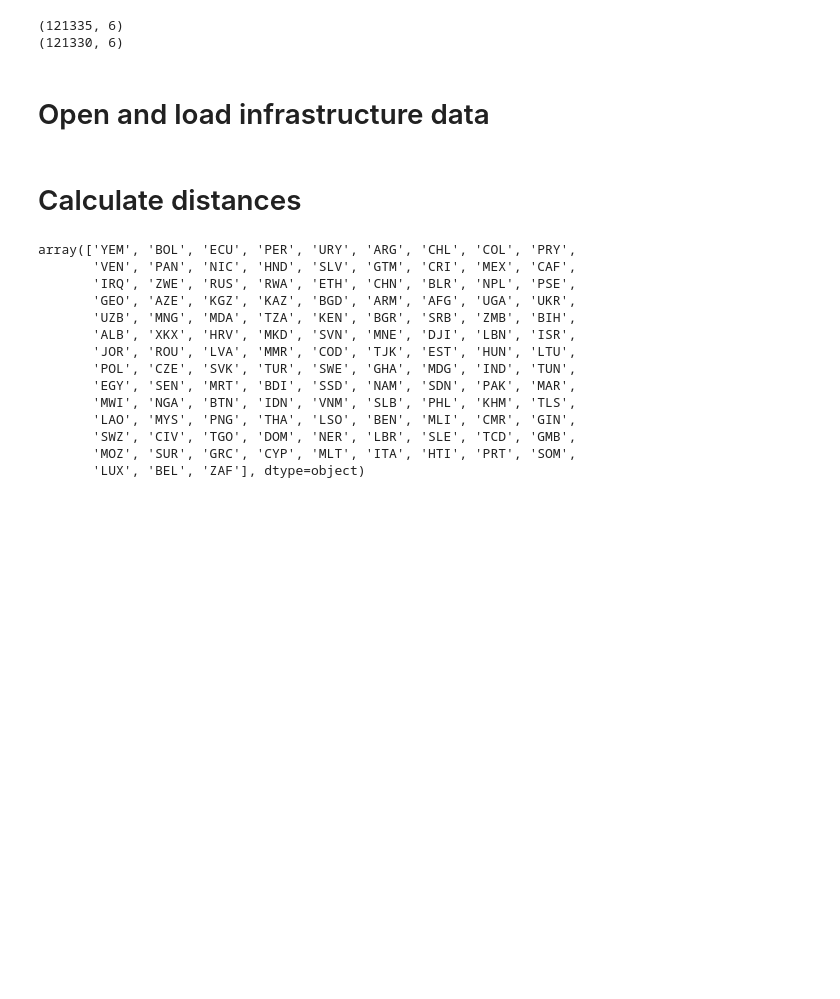
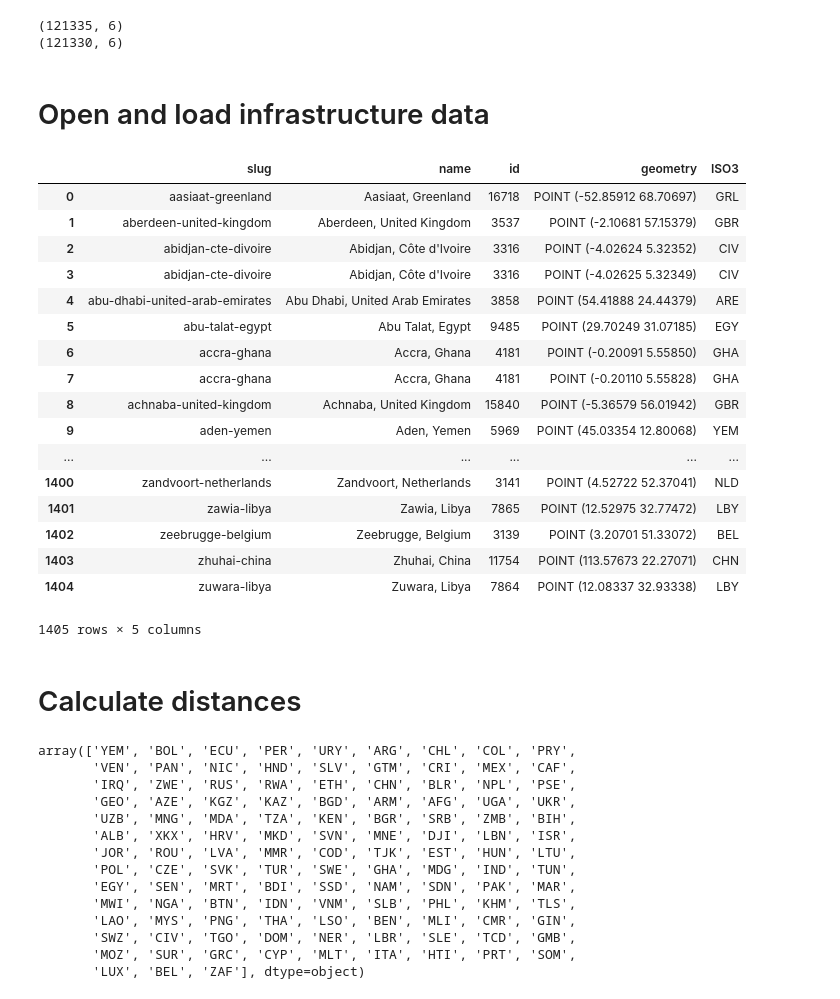
Before and after one commit to worldbank/GOST_PublicGoods, a Jupyter notebook: Implementations/FY21/DIS_ICT_distance_calculations/DIS_ETIMT_ICT_distances.ipynb, the cells around one changed output. Drawn from its saved outputs; the diff is of its cells as text; code cells hidden in the pictures; blank space fills up the shorter version.

```diff
--- a/Implementations/FY21/DIS_ICT_distance_calculations/DIS_ETIMT_ICT_distances.ipynb
+++ b/Implementations/FY21/DIS_ICT_distance_calculations/DIS_ETIMT_ICT_distances.ipynb
@@ -59,6 +60,27 @@ def try_country(x):
         return('')
 
 inCables['ISO3'] = inCables['name'].apply(lambda x: try_country(x))
+# %%
+inCables
+# %% [output]
+|  | slug | name | id | geometry | ISO3 |
+| 0 | aasiaat-greenland | Aasiaat, Greenland | 16718 | POINT (-52.85912 68.70697) | GRL |
+| 1 | aberdeen-united-kingdom | Aberdeen, United Kingdom | 3537 | POINT (-2.10681 57.15379) | GBR |
+| 2 | abidjan-cte-divoire | Abidjan, Côte d'Ivoire | 3316 | POINT (-4.02624 5.32352) | CIV |
+| 3 | abidjan-cte-divoire | Abidjan, Côte d'Ivoire | 3316 | POINT (-4.02625 5.32349) | CIV |
+| 4 | abu-dhabi-united-arab-emirates | Abu Dhabi, United Arab Emirates | 3858 | POINT (54.41888 24.44379) | ARE |
+| 5 | abu-talat-egypt | Abu Talat, Egypt | 9485 | POINT (29.70249 31.07185) | EGY |
+| 6 | accra-ghana | Accra, Ghana | 4181 | POINT (-0.20091 5.55850) | GHA |
+| 7 | accra-ghana | Accra, Ghana | 4181 | POINT (-0.20110 5.55828) | GHA |
+| 8 | achnaba-united-kingdom | Achnaba, United Kingdom | 15840 | POINT (-5.36579 56.01942) | GBR |
+| 9 | aden-yemen | Aden, Yemen | 5969 | POINT (45.03354 12.80068) | YEM |
+| ... | ... | ... | ... | ... | ... |
+| 1400 | zandvoort-netherlands | Zandvoort, Netherlands | 3141 | POINT (4.52722 52.37041) | NLD |
+| 1401 | zawia-libya | Zawia, Libya | 7865 | POINT (12.52975 32.77472) | LBY |
+| 1402 | zeebrugge-belgium | Zeebrugge, Belgium | 3139 | POINT (3.20701 51.33072) | BEL |
+| 1403 | zhuhai-china | Zhuhai, China | 11754 | POINT (113.57673 22.27071) | CHN |
+| 1404 | zuwara-libya | Zuwara, Libya | 7864 | POINT (12.08337 32.93338) | LBY |
+1405 rows × 5 columns
 # %%
 inIXP = pd.read_csv(ixp_file, index_col=0)
 inD_geom = [Point(x) for x in zip(inIXP['Lon'], inIXP['Lat'])]
```
Also changed, not shown: parts of 6 cells of this notebook, 3 other files.
